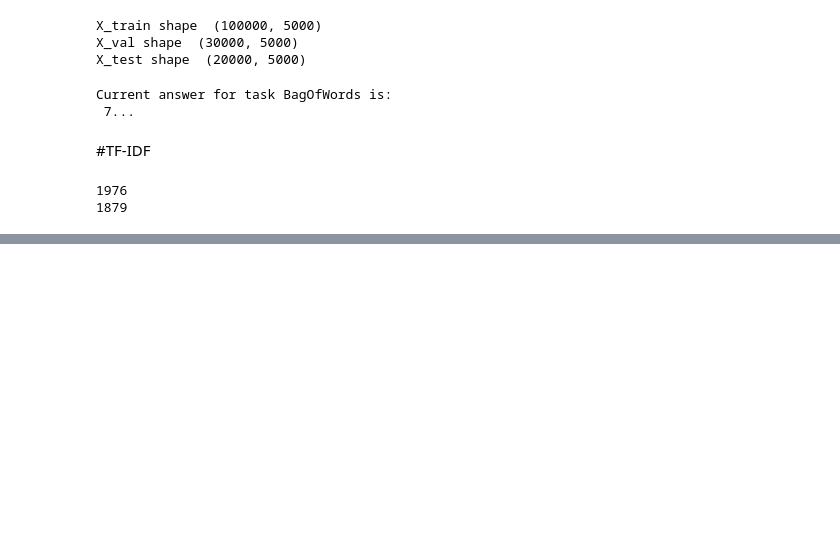
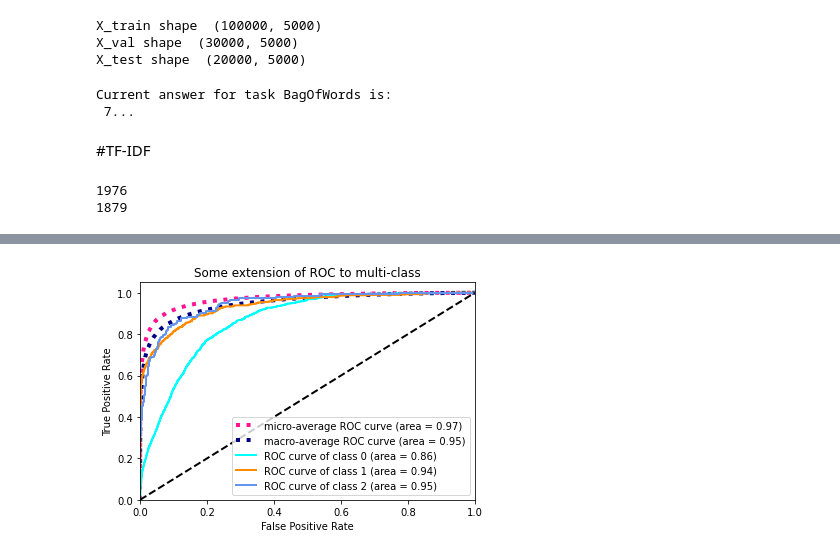
Before and after one commit to adarshrana205/NLP, a Jupyter notebook: Predict_tags_on_StackOverflow_with_linear_models.ipynb, the cells around one changed output, grey strips where cells are left out. Saved outputs shown, nothing was run; the diff lists cells and outputs as text; code cells hidden in the pictures; blank space fills up the shorter version.

```diff
--- a/Predict_tags_on_StackOverflow_with_linear_models.ipynb
+++ b/Predict_tags_on_StackOverflow_with_linear_models.ipynb
@@ -240,0 +344,5 @@ print(tfidf_vocab['c#'])
+# %%
+n_classes = len(tags_counts)
+roc_auc(y_val, y_val_predicted_scores_tfidf, n_classes)
+# %% [output]
+[figure, added]
```
Also changed, not shown: parts of 25 cells of this notebook.
